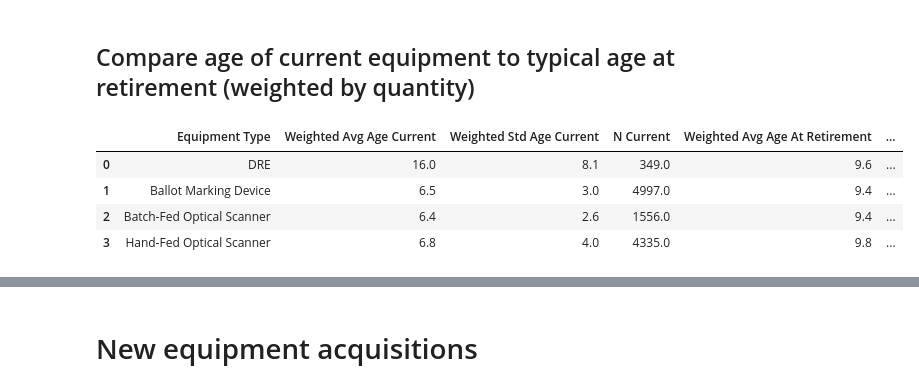
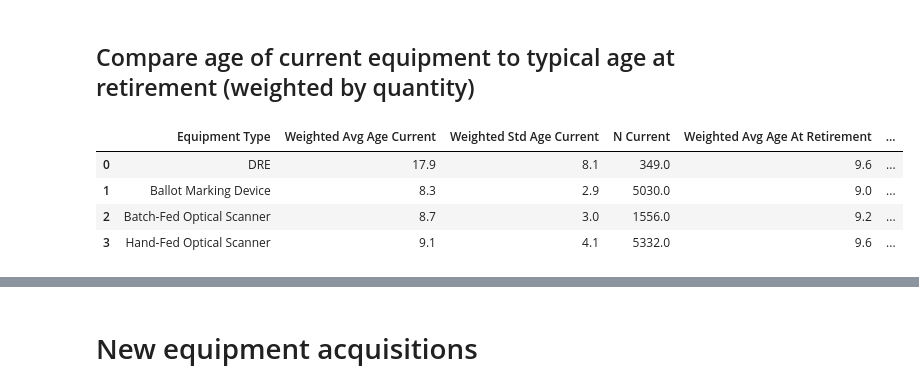
Before and after one commit to Bipartisan-Policy-Center/voting-equipment, a Jupyter notebook: equipment_age_analysis_eq_counts.ipynb, the cells around one changed output, grey strips where cells are left out. Drawn from its saved outputs; the diff is of its cells as text; code cells hidden in the pictures.

```diff
--- a/equipment_age_analysis_eq_counts.ipynb
+++ b/equipment_age_analysis_eq_counts.ipynb
@@ -130,3 +87,17 @@ Index(['Year', 'FIPS code', 'State', 'Jurisdiction', 'Registered Voters',
+# %%
+# add 2028 assuming no change
+df26 = df[df['Year'] == 2026]
+
+df28 = df26.copy()
+df28['Year']=2028
+df28['Years in Use'] = df28['Years in Use'] + 2
+df28['New Equipment'] = False
+df = pd.concat([df, df28], ignore_index=True)
+# %%
+# take care of hybrids
+df.loc[df['Equipment Type'].str.contains('Hybrid BMD/Tabulator'), 'Equipment Type'] = 'Ballot Marking Device'
+df.loc[df['Equipment Type'].str.contains('Hybrid Optical Scan/BMD'), 'Equipment Type'] = 'Hand-Fed Optical Scanner'
+df.loc[df['Equipment Type'].str.contains('Hybrid Optical Scan/DRE'), 'Equipment Type'] = 'Hand-Fed Optical Scanner'
 # %%
 # estimate equipment quantities from EAVS data
 
@@ -233,3 +202,6 @@ final_df
 | 59 | === Hybrid BMD/Tabulator (Total: ... |  |  |
 | 60 | Hybrid BMD/Tabulator | ES&S ExpressVote XL | 21 |
 | 61 | Hybrid BMD/Tabulator | ES&S ExpressVote Tabulator | 12 |
+# %%
+# set quantity floor of 0 (it is okay to do this because jurisdictions actually must own at least one piece of equipment to be in the VV dataset)
+df['Quantity'] = df['Quantity'].clip(lower=1)
@@ -236,9 +214,9 @@ final_df
 # %% [markdown]
 ## Histogram of equipment age (weighted by equipment counts)
 # %%
-bins=np.arange(0,23,2)
+bins=np.arange(0,26,2)
 midpoints = (bins[:-1] + bins[1:]) // 2
-g = sns.displot(data=q, row='Year', x='Years in Use', kind='hist', height=1.2, aspect=4, bins=list(bins), weights='Quantity', hue='Equipment Type', multiple='stack', edgecolor='white')
+g = sns.displot(data=df, row='Year', x='Years in Use', kind='hist', height=1.2, aspect=4, bins=list(bins), weights='Quantity', hue='Equipment Type', multiple='stack', edgecolor='white')
 g.legend.set_loc('upper right')
 
 for ax in g.axes:
@@ -246,6 +224,7 @@ for ax in g.axes:
     ax.set_yticks(np.linspace(0, 2e5, 5))
     ax.set_xticks(midpoints)
     ax.set_xticklabels(bins[:-1], color='black')
+    ax.set_yticklabels(labels=ax.get_yticklabels(), color='black')
     ax.set_ylabel(ax.title.get_text()[-4:], rotation=0, ha='right')
     ax.set_title('')  # Remove the title
     ax.get_yaxis().set_major_formatter(
@@ -479,6 +458,7 @@ result = result.sort_values(by=['State', 'Jurisdiction', 'Model', 'Year_new'])
 # %% [markdown]
 ## Compare age of current equipment to typical age at retirement (weighted by quantity)
 # %%
+reference_year = 2028
 
 # Function to calculate weighted average and weighted std
 def weighted_stats(group):
@@ -491,38 +471,38 @@ def weighted_stats(group):
     # Weighted standard deviation
     variance = np.average((values - avg)**2, weights=weights)
     std_dev = np.sqrt(variance)
 
     N = len(group)
 
     return pd.Series({
         "Weighted Avg Age": avg,
         "Weighted Std Age": std_dev,
         "N": N
     })
 
 
 
 filtered_df = df.dropna(subset=['Quantity', 'Years in Use', 'Equipment Type'])
 include = ~filtered_df['Equipment Type'].str.contains('Hybrid|Punch|Lever')
 filtered_df = filtered_df[include]
 
 # Apply function by Equipment Type
 age_at_retirement = filtered_df[filtered_df['Final Year in Use']==True].groupby("Equipment Type").apply(weighted_stats, include_groups=False).reset_index()
 
 # View result
 age_at_retirement
 
-current_age = filtered_df[filtered_df['Year'] == 2026].groupby("Equipment Type").apply(weighted_stats, include_groups=False).reset_index()
+current_age = filtered_df[filtered_df['Year'] == reference_year].groupby("Equipment Type").apply(weighted_stats, include_groups=False).reset_index()
 
 retirement_df = pd.merge(current_age, age_at_retirement, on='Equipment Type', how='left', suffixes=(' Current', ' At Retirement'))
 retirement_df = retirement_df.loc[[2, 0, 1, 3]].reset_index(drop=True)
 retirement_df.round(1)
 # %% [output]
 |  | Equipment Type | Weighted Avg Age Current | Weighted Std Age Current | N Current | Weighted Avg Age At Retirement | ... |
-| 0 | DRE | 16.0 | 8.1 | 349.0 | 9.6 | ... |
-| 1 | Ballot Marking Device | 6.5 | 3.0 | 4997.0 | 9.4 | ... |
-| 2 | Batch-Fed Optical Scanner | 6.4 | 2.6 | 1556.0 | 9.4 | ... |
-| 3 | Hand-Fed Optical Scanner | 6.8 | 4.0 | 4335.0 | 9.8 | ... |
+| 0 | DRE | 17.9 | 8.1 | 349.0 | 9.6 | ... |
+| 1 | Ballot Marking Device | 8.3 | 2.9 | 5030.0 | 9.0 | ... |
+| 2 | Batch-Fed Optical Scanner | 8.7 | 3.0 | 1556.0 | 9.2 | ... |
+| 3 | Hand-Fed Optical Scanner | 9.1 | 4.1 | 5332.0 | 9.6 | ... |
 # %%
 retirement_df['delta'] = retirement_df['Weighted Avg Age Current'] - retirement_df['Weighted Avg Age At Retirement']
 # %%
```
Also changed, not shown: parts of 15 cells of this notebook, 7 other files.
